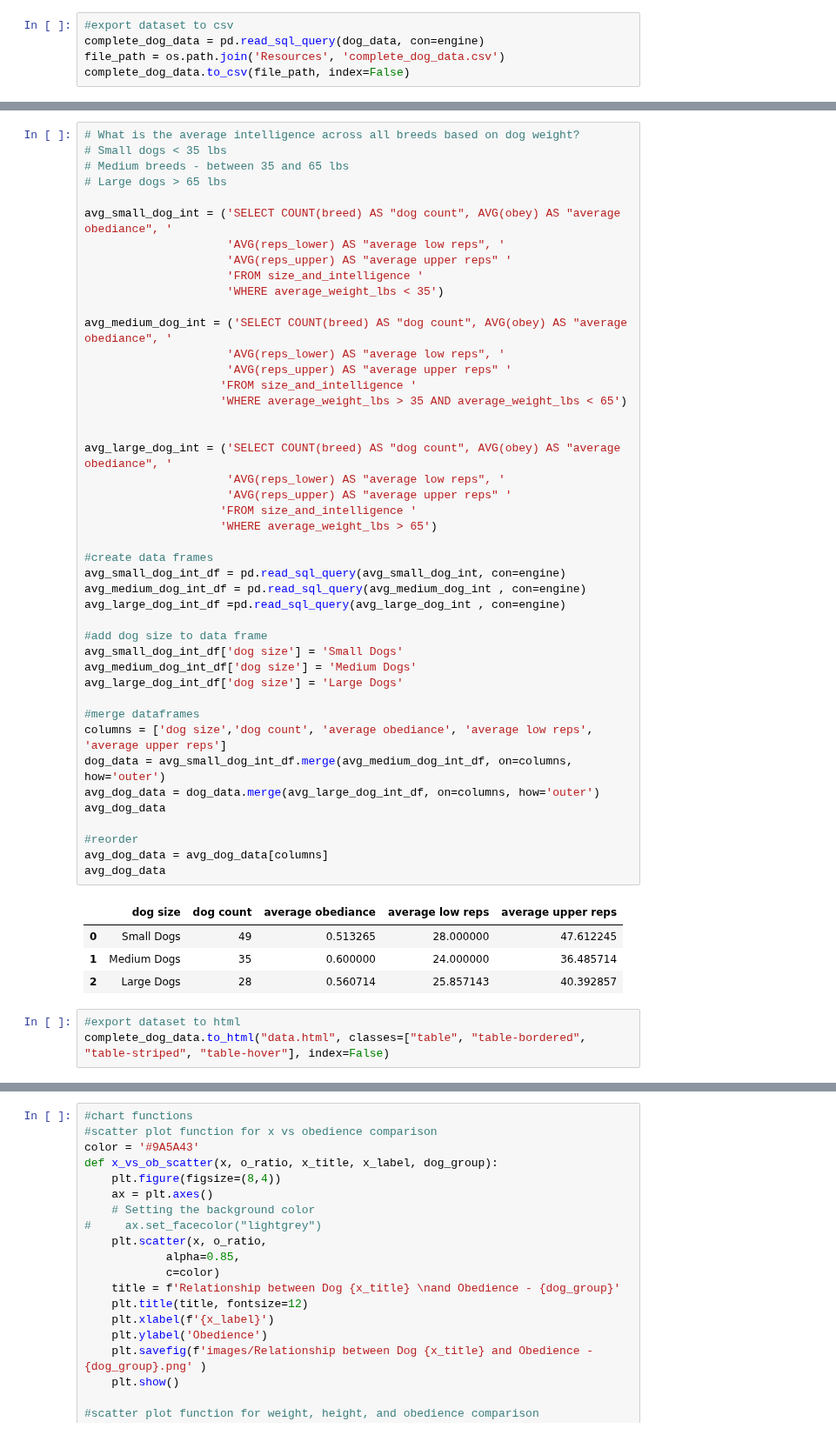
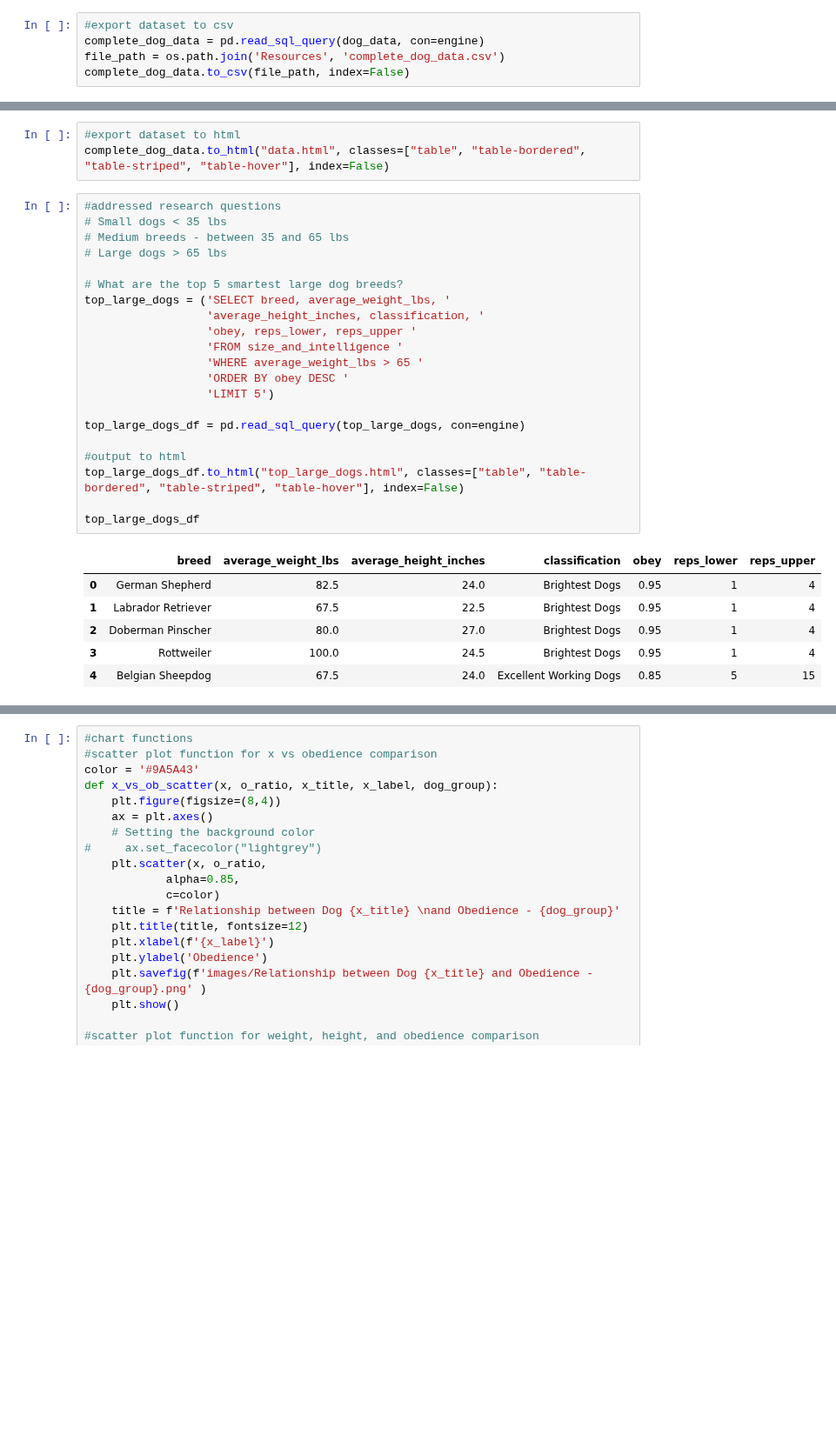
Before and after one commit to alissavokes/ETL-Dog-Intelligence, a Jupyter notebook: data_etl.ipynb, the cells around one changed output, grey strips where cells are left out. Shown at 87% size. Drawn from its saved outputs; the diff is of its cells as text; blank space fills up the shorter version.

```diff
--- a/data_etl.ipynb
+++ b/data_etl.ipynb
@@ -440,52 +377,31 @@ top_dogs_df
-# %%
-# What is the average intelligence across all breeds based on dog weight?
-# Small dogs < 35 lbs
-# Medium breeds - between 35 and 65 lbs
-# Large dogs > 65 lbs
-
-avg_small_dog_int = ('SELECT COUNT(breed) AS "dog count", AVG(obey) AS "average obediance", '
-                     'AVG(reps_lower) AS "average low reps", '
-                     'AVG(reps_upper) AS "average upper reps" '
-                     'FROM size_and_intelligence '
-                     'WHERE average_weight_lbs < 35')
-
-avg_medium_dog_int = ('SELECT COUNT(breed) AS "dog count", AVG(obey) AS "average obediance", '
-                     'AVG(reps_lower) AS "average low reps", '
-                     'AVG(reps_upper) AS "average upper reps" '
-                    'FROM size_and_intelligence '
-                    'WHERE average_weight_lbs > 35 AND average_weight_lbs < 65')
-
-
-avg_large_dog_int = ('SELECT COUNT(breed) AS "dog count", AVG(obey) AS "average obediance", '
-                     'AVG(reps_lower) AS "average low reps", '
-                     'AVG(reps_upper) AS "average upper reps" '
-                    'FROM size_and_intelligence '
-                    'WHERE average_weight_lbs > 65')
-
-#create data frames
-avg_small_dog_int_df = pd.read_sql_query(avg_small_dog_int, con=engine)
-avg_medium_dog_int_df = pd.read_sql_query(avg_medium_dog_int , con=engine)
-avg_large_dog_int_df =pd.read_sql_query(avg_large_dog_int , con=engine)
-
-#add dog size to data frame
-avg_small_dog_int_df['dog size'] = 'Small Dogs'
-avg_medium_dog_int_df['dog size'] = 'Medium Dogs'
-avg_large_dog_int_df['dog size'] = 'Large Dogs'
-
-#merge dataframes
-columns = ['dog size','dog count', 'average obediance', 'average low reps', 'average upper reps']
-dog_data = avg_small_dog_int_df.merge(avg_medium_dog_int_df, on=columns, how='outer')
-avg_dog_data = dog_data.merge(avg_large_dog_int_df, on=columns, how='outer')
-avg_dog_data
-
-#reorder
-avg_dog_data = avg_dog_data[columns]
-avg_dog_data
-# %% [output]
-|  | dog size | dog count | average obediance | average low reps | average upper reps |
-| 0 | Small Dogs | 49 | 0.513265 | 28.000000 | 47.612245 |
-| 1 | Medium Dogs | 35 | 0.600000 | 24.000000 | 36.485714 |
-| 2 | Large Dogs | 28 | 0.560714 | 25.857143 | 40.392857 |
 # %%
 #export dataset to html
 complete_dog_data.to_html("data.html", classes=["table", "table-bordered", "table-striped", "table-hover"], index=False)
+# %%
+#addressed research questions
+# Small dogs < 35 lbs
+# Medium breeds - between 35 and 65 lbs
+# Large dogs > 65 lbs
+
+# What are the top 5 smartest large dog breeds?
+top_large_dogs = ('SELECT breed, average_weight_lbs, '
+                  'average_height_inches, classification, '
+                  'obey, reps_lower, reps_upper '
+                  'FROM size_and_intelligence '
+                  'WHERE average_weight_lbs > 65 '
+                  'ORDER BY obey DESC '
+                  'LIMIT 5')
+
+top_large_dogs_df = pd.read_sql_query(top_large_dogs, con=engine)
+
+#output to html
+top_large_dogs_df.to_html("top_large_dogs.html", classes=["table", "table-bordered", "table-striped", "table-hover"], index=False)
+
+top_large_dogs_df
+# %% [output]
+|  | breed | average_weight_lbs | average_height_inches | classification | obey | reps_lower | reps_upper |
+| 0 | German Shepherd | 82.5 | 24.0 | Brightest Dogs | 0.95 | 1 | 4 |
+| 1 | Labrador Retriever | 67.5 | 22.5 | Brightest Dogs | 0.95 | 1 | 4 |
+| 2 | Doberman Pinscher | 80.0 | 27.0 | Brightest Dogs | 0.95 | 1 | 4 |
+| 3 | Rottweiler | 100.0 | 24.5 | Brightest Dogs | 0.95 | 1 | 4 |
+| 4 | Belgian Sheepdog | 67.5 | 24.0 | Excellent Working Dogs | 0.85 | 5 | 15 |
```
Also changed, not shown: parts of 8 cells of this notebook, 5 other files.
